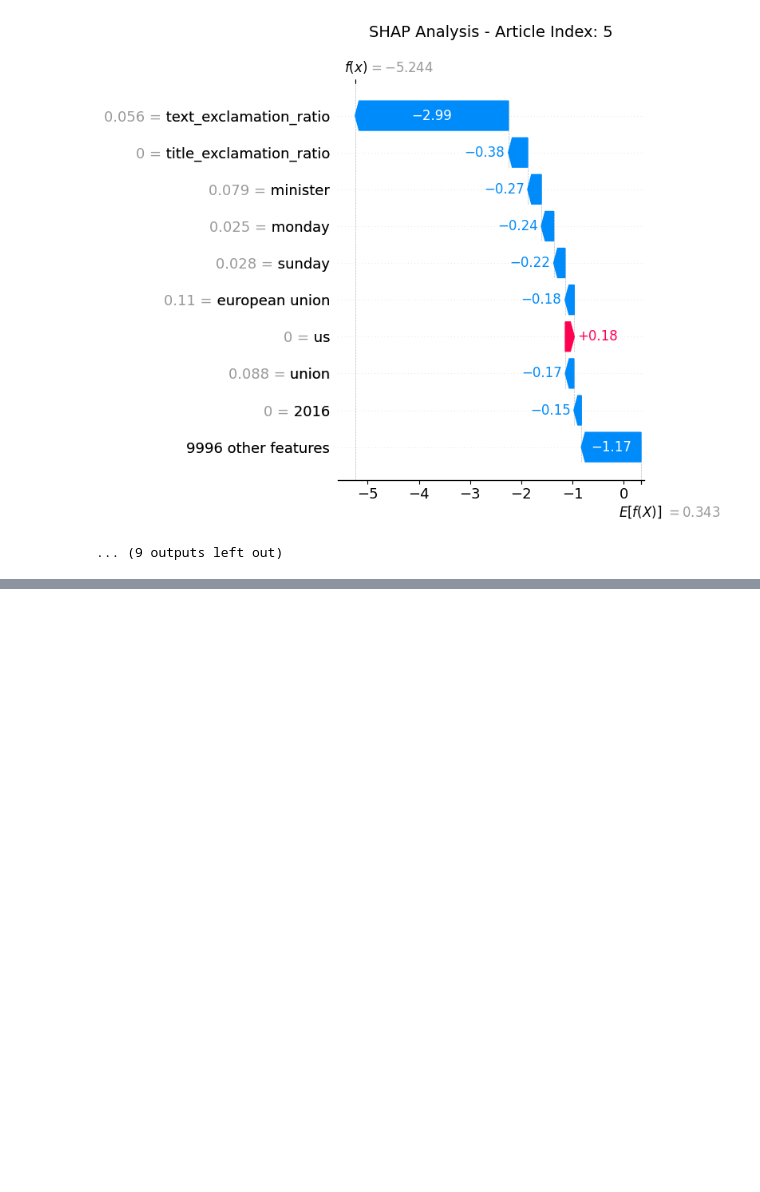
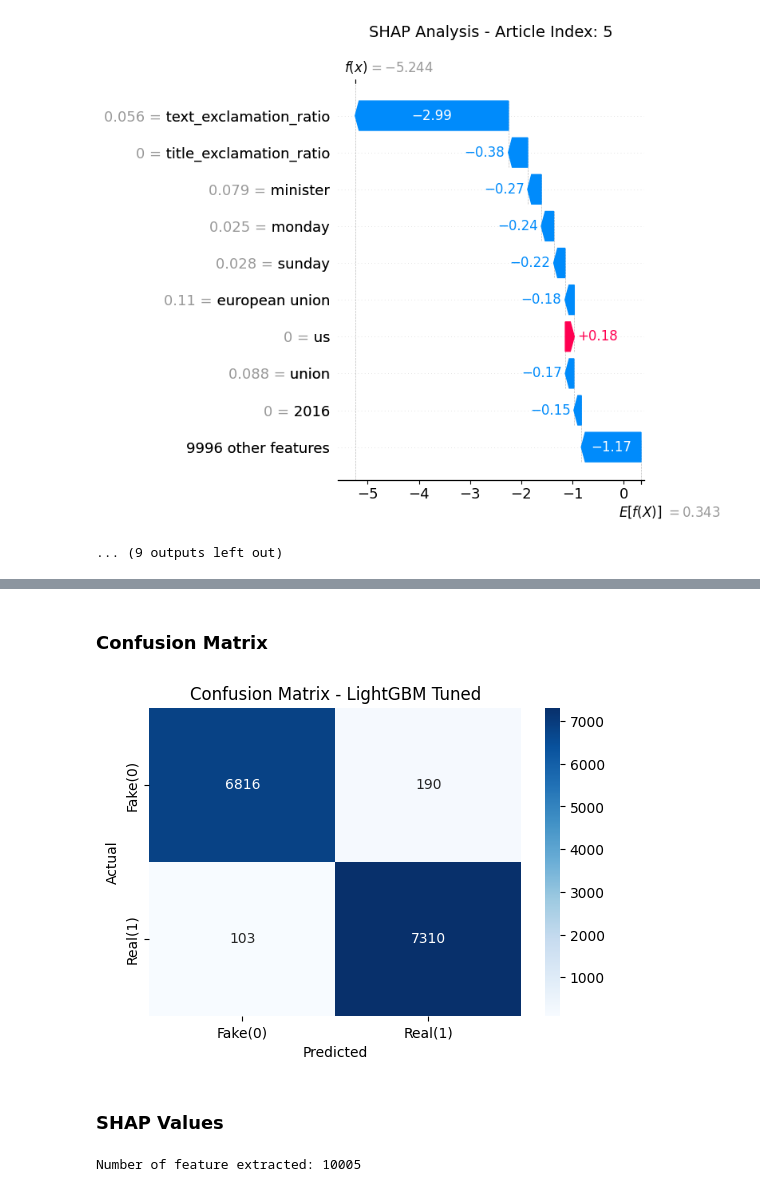
Before and after one commit to jackomazi/data-mining-and-machine-learning-project, a Jupyter notebook: fake_news_analysis_final.ipynb, the cells around one changed output, grey strips where cells are left out. Drawn from its saved outputs; the diff is of its cells as text; code cells hidden in the pictures; blank space fills up the shorter version.

Commit message:
Add model tuning, directory organization

```diff
--- a/fake_news_analysis_final.ipynb
+++ b/fake_news_analysis_final.ipynb
@@ -539,0 +554,6 @@ Generating Waterfall Plots for the first 10 articles...
+# %%
+# load saved matrices
+X_train_final = sparse.load_npz("saved_matrices/X_train_final.npz")
+X_test_final = sparse.load_npz("saved_matrices/X_test_final.npz")
+y_train = np.load("saved_matrices/y_train.npy")
+y_test = np.load("saved_matrices/y_test.npy")
@@ -539,0 +607,11 @@ Generating Waterfall Plots for the first 10 articles...
+# %%
+final_tuned_model = grid_search.best_estimator_
+
+# training
+final_tuned_model.fit(X_train_final, y_train)
+
+# valuation on Test Set
+y_pred = final_tuned_model.predict(X_test_final)
+print(classification_report(y_test, y_pred, digits=4))
+
+joblib.dump(final_tuned_model, 'saved_models/lightgbm_tuned.pkl')
@@ -539,0 +635,31 @@ Generating Waterfall Plots for the first 10 articles...
+# %% [markdown]
+### Confusion Matrix
+# %%
+cm = confusion_matrix(y_test, y_pred)
+plt.figure(figsize=(6, 4))
+sns.heatmap(cm, annot=True, fmt='d', cmap='Blues')
+plt.title("Confusion Matrix - LightGBM Tuned")
+plt.xlabel('Predicted')
+plt.ylabel('Actual')
+plt.xticks([0.5, 1.5], ["Fake(0)", "Real(1)"])
+plt.yticks([0.5, 1.5], ["Fake(0)", "Real(1)"])
+plt.show()
+# %% [output]
+[figure, added]
+# %% [markdown]
+### SHAP Values
+# %%
+tfidf = joblib.load('saved_models/tfidf_vectorizer.pkl')
+
+# 1. Obtain the 10,000 feature names from the TF-IDF vectorizer
+text_feature_names = tfidf.get_feature_names_out()
+
+# 2. Obtain the names of the stylometric features
+stylo_feature_names = ['text_length', 'text_exclamation_ratio', 'title_uppercase_ratio', 'title_exclamation_ratio', 'spelling_errors_ratio']
+
+# 3. Combine the two lists in the exact order you did the hstack!
+all_feature_names = list(text_feature_names) + stylo_feature_names
+
+print(f"Number of feature extracted: {len(all_feature_names)}") # Should be 10005 (10000 from TF-IDF + 5 stilometriche)
+# %% [output]
+Number of feature extracted: 10005
```
Also changed, not shown: parts of 10 cells of this notebook, 11 other files.
